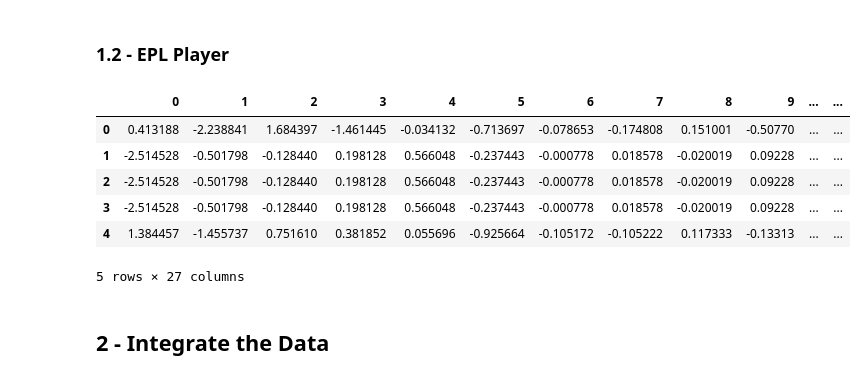
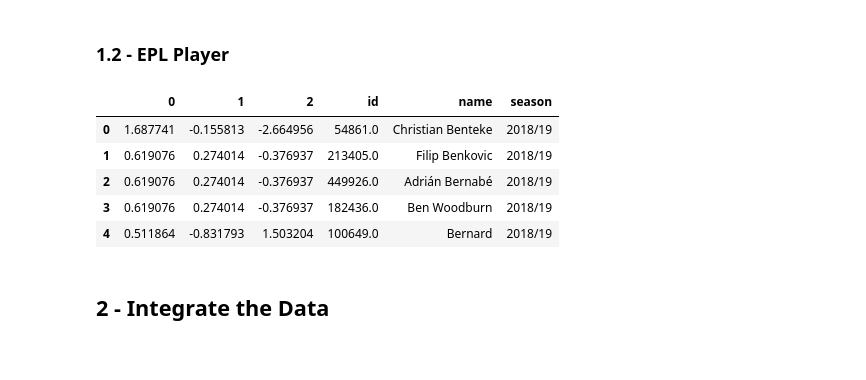
Before and after one commit to minhngt62/ds-epl-matches, a Jupyter notebook: notebooks/03_data_integration.ipynb, the cells around one changed output. Saved outputs shown, nothing was run; the diff lists cells and outputs as text; code cells hidden in the pictures.

Commit message:
Integrate LDA player data with match data

```diff
--- a/notebooks/03_data_integration.ipynb
+++ b/notebooks/03_data_integration.ipynb
@@ -103,17 +103,17 @@ df_match[df_match["home/df_4"] == -1].head()
 # %% [markdown]
 ### 1.2 - EPL Player
 # %%
-# Load EPL player data
-df_player = pd.read_csv(os.path.join(PRJ_ROOT_DIR, "data", "tabular", "exploratory", "players.csv"))
+# Load EPL player data (i.e. of PCA/LDA and so on)
+df_player = pd.read_csv(os.path.join(PRJ_ROOT_DIR, "data", "tabular", "exploratory",
+                                     "players_lda.csv")) # <-- change to other embeddings if needed
 df_player.head()
 # %% [output]
-|  | 0 | 1 | 2 | 3 | 4 | 5 | 6 | 7 | 8 | 9 | ... | ... |
-| 0 | 0.413188 | -2.238841 | 1.684397 | -1.461445 | -0.034132 | -0.713697 | -0.078653 | -0.174808 | 0.151001 | -0.50770 | ... | ... |
-| 1 | -2.514528 | -0.501798 | -0.128440 | 0.198128 | 0.566048 | -0.237443 | -0.000778 | 0.018578 | -0.020019 | 0.09228 | ... | ... |
-| 2 | -2.514528 | -0.501798 | -0.128440 | 0.198128 | 0.566048 | -0.237443 | -0.000778 | 0.018578 | -0.020019 | 0.09228 | ... | ... |
-| 3 | -2.514528 | -0.501798 | -0.128440 | 0.198128 | 0.566048 | -0.237443 | -0.000778 | 0.018578 | -0.020019 | 0.09228 | ... | ... |
-| 4 | 1.384457 | -1.455737 | 0.751610 | 0.381852 | 0.055696 | -0.925664 | -0.105172 | -0.105222 | 0.117333 | -0.13313 | ... | ... |
+|  | 0 | 1 | 2 | id | name | season |
+| 0 | 1.687741 | -0.155813 | -2.664956 | 54861.0 | Christian Benteke | 2018/19 |
+| 1 | 0.619076 | 0.274014 | -0.376937 | 213405.0 | Filip Benkovic | 2018/19 |
+| 2 | 0.619076 | 0.274014 | -0.376937 | 449926.0 | Adrián Bernabé | 2018/19 |
+| 3 | 0.619076 | 0.274014 | -0.376937 | 182436.0 | Ben Woodburn | 2018/19 |
+| 4 | 0.511864 | -0.831793 | 1.503204 | 100649.0 | Bernard | 2018/19 |
-5 rows × 27 columns
 # %% [markdown]
 ## 2 - Integrate the Data
 # %%
```
Also changed, not shown: parts of 12 cells of this notebook, 12 other files.
